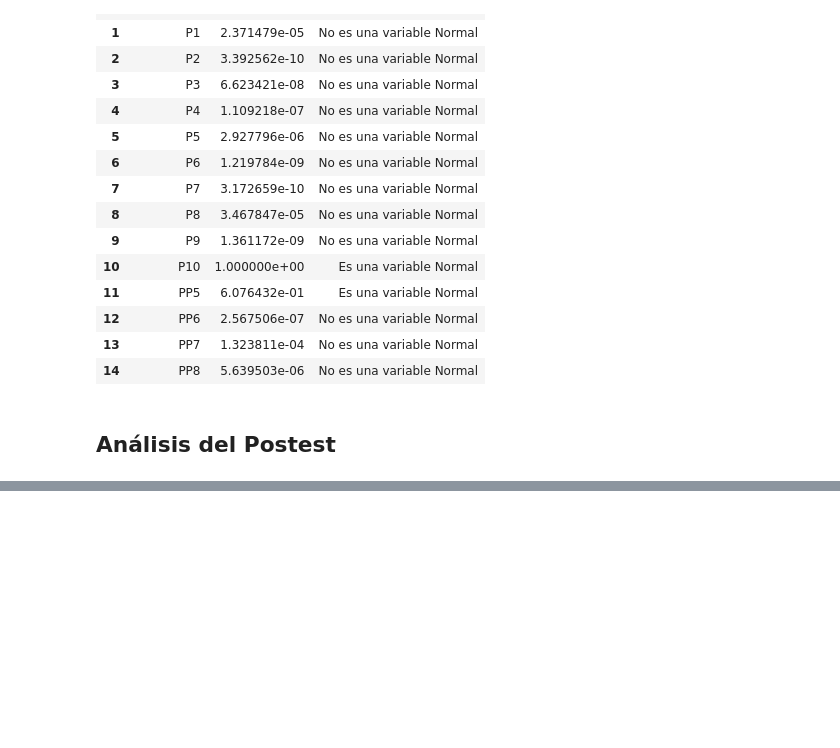
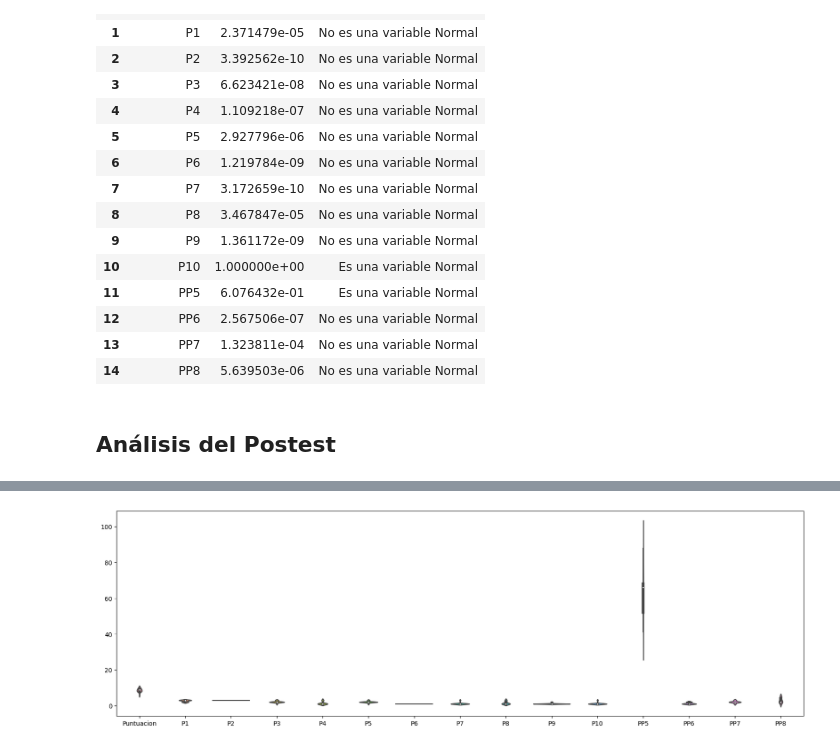
Before and after one commit to jaquimbayoc7/ProyeccionSocialAdultos, a Jupyter notebook: AnalisisPrePostest.ipynb, the cells around one changed output, grey strips where cells are left out. Drawn from its saved outputs; the diff is of its cells as text; code cells hidden in the pictures; blank space fills up the shorter version.

Commit message:
Nivelacion de la data

```diff
--- a/Pretest_Proyecto_Banco_de_la_Republica.ipynb
+++ b/AnalisisPrePostest.ipynb
@@ -827,3 +834,7 @@ testShapiroWilk(df_normalizados)
 | 14 | PP8 | 5.639503e-06 | No es una variable Normal |
 # %% [markdown]
 ## Análisis del Postest
+# %%
+datosPos = pd.read_csv('./postest.csv', sep=';')
+
+datosPos.head()
@@ -829,0 +848,5 @@ testShapiroWilk(df_normalizados)
+# %%
+plt.subplots(figsize=(20, 6))
+_ = sns.violinplot(data=datosPos)
+# %% [output]
+[figure, added]
```
Also changed, not shown: parts of 15 cells of this notebook, 3 other files.
